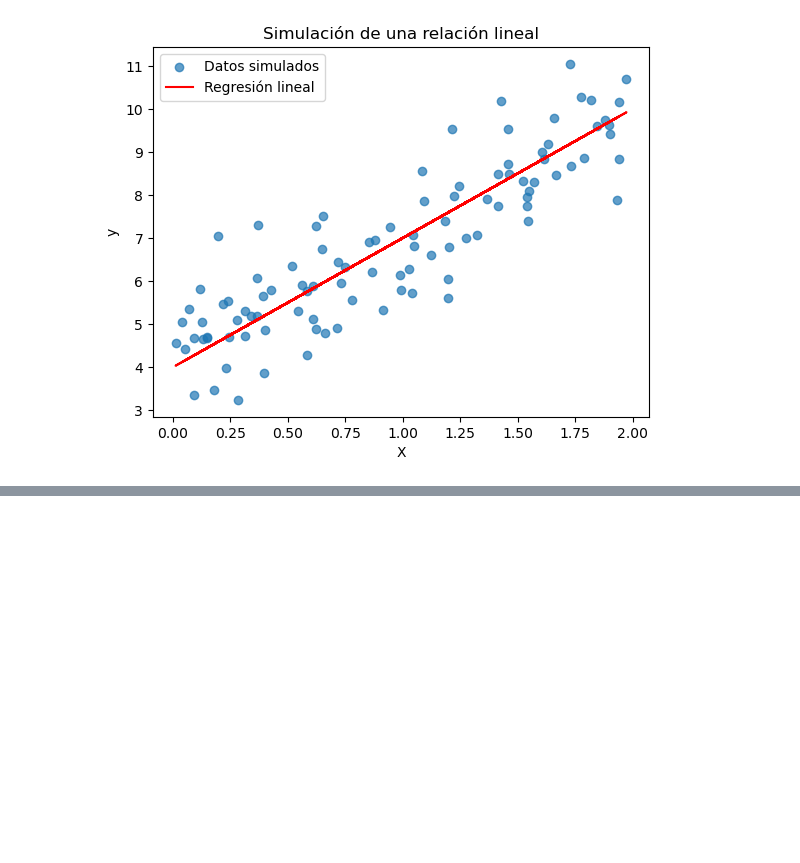
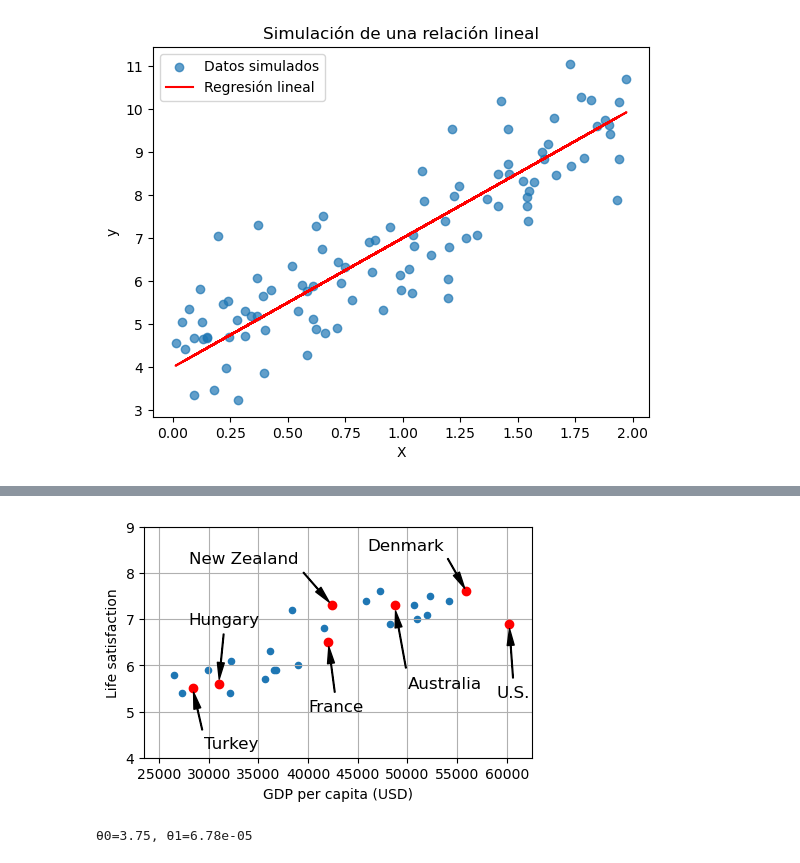
Before and after one commit to contreras-juan/UPTC_Diplomado_Ciencia_de_Datos, a Jupyter notebook: metodos_supervisados/Regresión_Lineal.ipynb, the cells around one changed output, grey strips where cells are left out. Saved outputs shown, nothing was run; the diff lists cells and outputs as text; code cells hidden in the pictures; blank space fills up the shorter version.

```diff
--- a/metodos_supervisados/Regresión_Lineal.ipynb
+++ b/metodos_supervisados/Regresión_Lineal.ipynb
@@ -50,0 +203,7 @@ Una de las preguntas principales es cómo podemos encontrar $\alpha$ y $\beta$ e
+# %%
+min_gdp = 23_500
+max_gdp = 62_500
+
+country_stats = full_country_stats[(full_country_stats[gdppc_col] >= min_gdp) &
+                                   (full_country_stats[gdppc_col] <= max_gdp)]
+country_stats.head()
@@ -50,0 +218,45 @@ Una de las preguntas principales es cómo podemos encontrar $\alpha$ y $\beta$ e
+# %%
+country_stats.plot(kind='scatter', figsize=(5, 3), grid=True,
+                   x=gdppc_col, y=lifesat_col)
+
+min_life_sat = 4
+max_life_sat = 9
+
+position_text = {
+    "Turkey": (29_500, 4.2),
+    "Hungary": (28_000, 6.9),
+    "France": (40_000, 5),
+    "New Zealand": (28_000, 8.2),
+    "Australia": (50_000, 5.5),
+    "United States": (59_000, 5.3),
+    "Denmark": (46_000, 8.5)
+}
+
+for country, pos_text in position_text.items():
+    pos_data_x = country_stats[gdppc_col].loc[country]
+    pos_data_y = country_stats[lifesat_col].loc[country]
+    country = "U.S." if country == "United States" else country
+    plt.annotate(country, xy=(pos_data_x, pos_data_y),
+                 xytext=pos_text, fontsize=12,
+                 arrowprops=dict(facecolor='black', width=0.5,
+                                 shrink=0.08, headwidth=5))
+    plt.plot(pos_data_x, pos_data_y, "ro")
+
+plt.axis([min_gdp, max_gdp, min_life_sat, max_life_sat])
+
+plt.show()
+# %% [output]
+[figure, added]
+# %%
+from sklearn import linear_model
+
+X_sample = country_stats[[gdppc_col]].values
+y_sample = country_stats[[lifesat_col]].values
+
+lin1 = linear_model.LinearRegression()
+lin1.fit(X_sample, y_sample)
+
+t0, t1 = lin1.intercept_[0], lin1.coef_[0][0]
+print(f"θ0={t0:.2f}, θ1={t1:.2e}")
+# %% [output]
+θ0=3.75, θ1=6.78e-05
```
Also changed, not shown: parts of 28 cells of this notebook.
